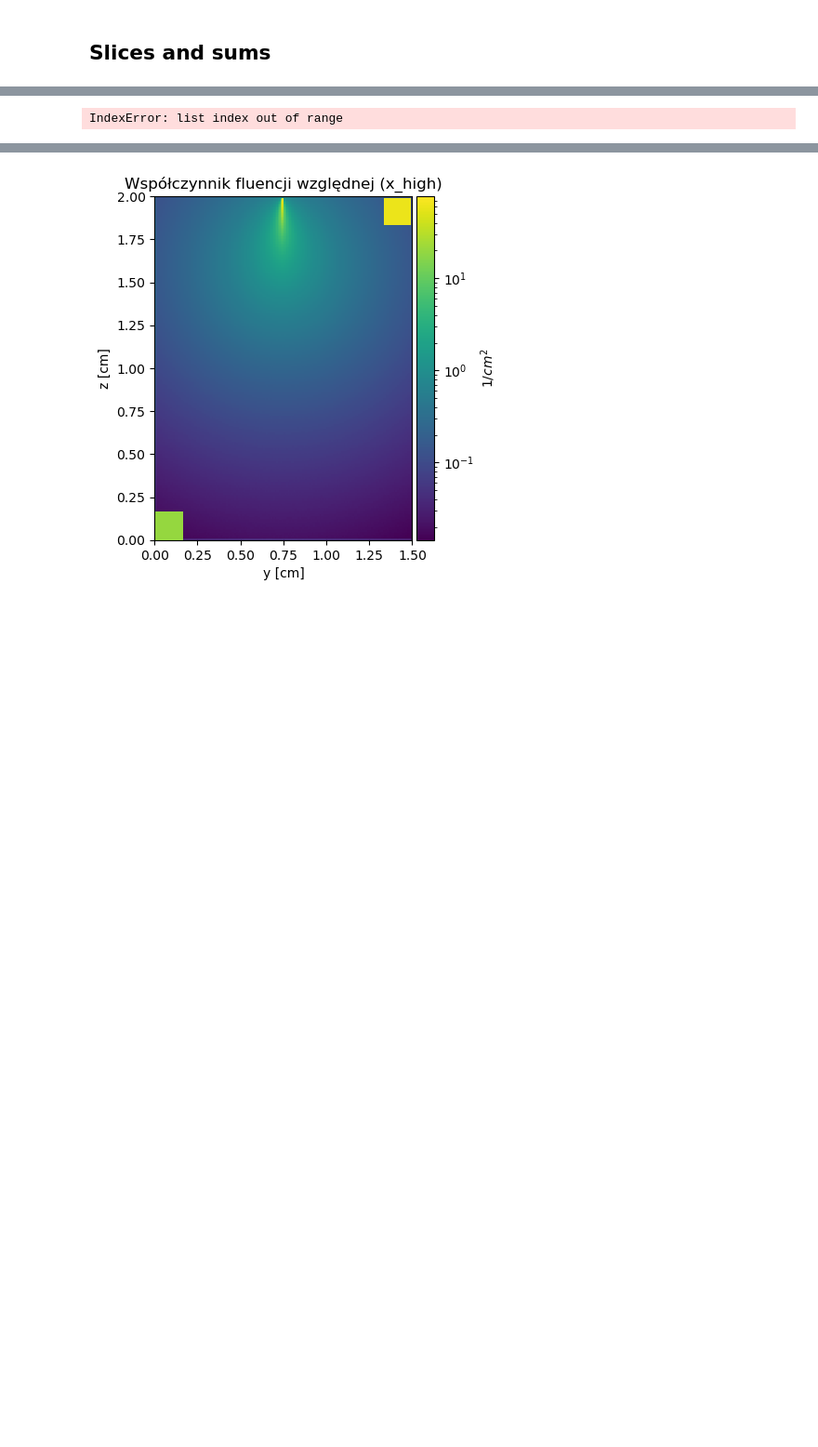
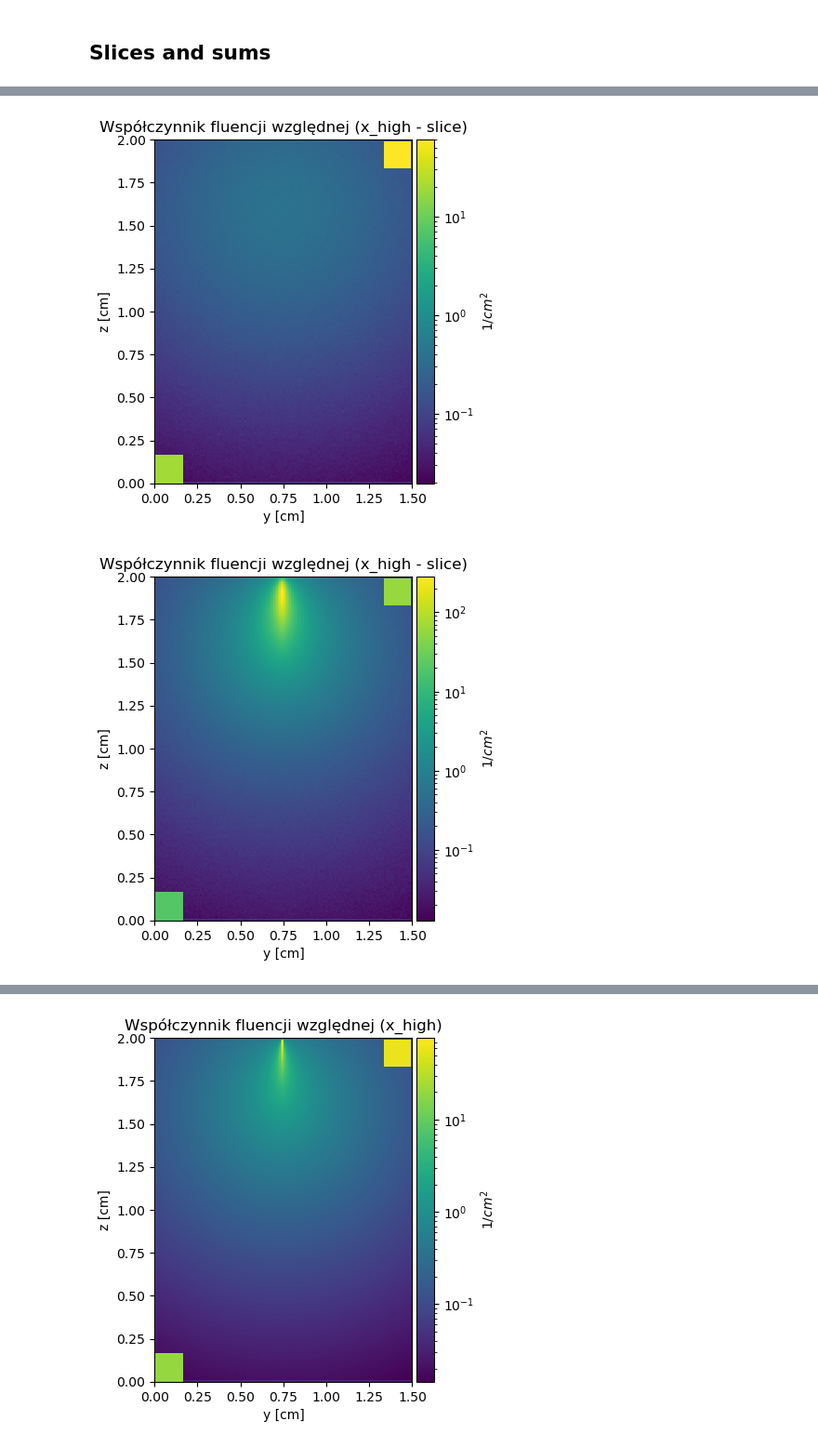
Before and after one commit to Mateuszq28/monte-carlo-sim-benchmark, a Jupyter notebook: compare_cubes/compare_work_in_progress.ipynb, the cells around one changed output, grey strips where cells are left out. Shown at 93% size. Drawn from its saved outputs; the diff is of its cells as text; code cells hidden in the pictures; blank space fills up the shorter version.

Commit message:
before changing titles

```diff
--- a/compare_cubes/compare_work_in_progress.ipynb
+++ b/compare_cubes/compare_work_in_progress.ipynb
@@ -768,8 +768,7 @@ def plot2_heatmap2d(arr1: np.ndarray, arr2: np.ndarray, title1=None, title2=None
 # do it before giving it to heatmap2d function
 def heatmap2d(arr: np.ndarray, bins_per_cm, title=None, norm="log"):
 
-    if title is None:
-        title = "Współczynnik fluencji względnej"
+    title2 = "Współczynnik fluencji względnej" if title is None else title
 
     # plt.tight_layout()
 
@@ -785,21 +784,24 @@ def heatmap2d(arr: np.ndarray, bins_per_cm, title=None, norm="log"):
 
     xlab = ""
     ylab = ""
-    if "x_high" in title:
+    if "x_high" in title2:
         xlab = "y [cm]"
         ylab = "z [cm]"
-        title = "Współczynnik fluencji względnej (x_high)"
-    if "y_high" in title:
+        title2 = "Współczynnik fluencji względnej (x_high"
+    if "y_high" in title2:
         xlab = "x [cm]"
         ylab = "z [cm]"
-        title = "Współczynnik fluencji względnej (y_high)"
-    if "z_high" in title:
+        title2 = "Współczynnik fluencji względnej (y_high"
+    if "z_high" in title2:
         xlab = "x [cm]"
         ylab = "y [cm]"
-        title = "Współczynnik fluencji względnej (z_high)"
+        title2 = "Współczynnik fluencji względnej (z_high"
+    title2 += " - slice" if "slice" in title else ""
+    title2 += " - sum" if "sum" in title else ""
+    title2 += ")"
     plt.xlabel(xlab)
     plt.ylabel(ylab)
-    plt.title(title)
+    plt.title(title2)
 
     # cb = plt.colorbar(fraction=0.046, pad=0.04)
     cb = plt.colorbar(pad=0.010)
@@ -810,33 +812,32 @@ def heatmap2d(arr: np.ndarray, bins_per_cm, title=None, norm="log"):
     # manager.canvas.toolbar.save_figure()
 
     plt.show()
 
 
 
 
 
 def print_all_frames(all_cubes, frame_ids=None):
     frame_ids = list(range(0,8))+[11,15] if frame_ids is None else frame_ids
     for c in range(len(all_cubes)):
         for i in frame_ids:
-            c = 2
-            i = 6
             bins_per_cm = all_cubes[0]['bins_per_1_cm']
             title = all_cubes[0]['frame_shortnames'][i]
             arr = all_cubes[0]['frames'][i]
             arr2 = all_cubes[c]['frames'][i]
             arr1 = arr
 
             # check axis
             arr1 = arr1.copy()
             arr1[0:20, 0:20] = 20 # niskie wartości, początek (0,0)
             arr1[-20:-1, -20:-1] = 60 # wysokie wartości, koniec (1.5, 2.0)
 
             heatmap2d(arr1, bins_per_cm, title=title)
             # plot2_heatmap2d(arr1, arr2, title1=None, title2=None)
 
 
 
 print_all_frames(all_cubes[0:1])
 # %% [output]
-IndexError: list index out of range
+[figure, added]
+[figure, added]
```
Also changed, not shown: parts of 2 cells of this notebook.
